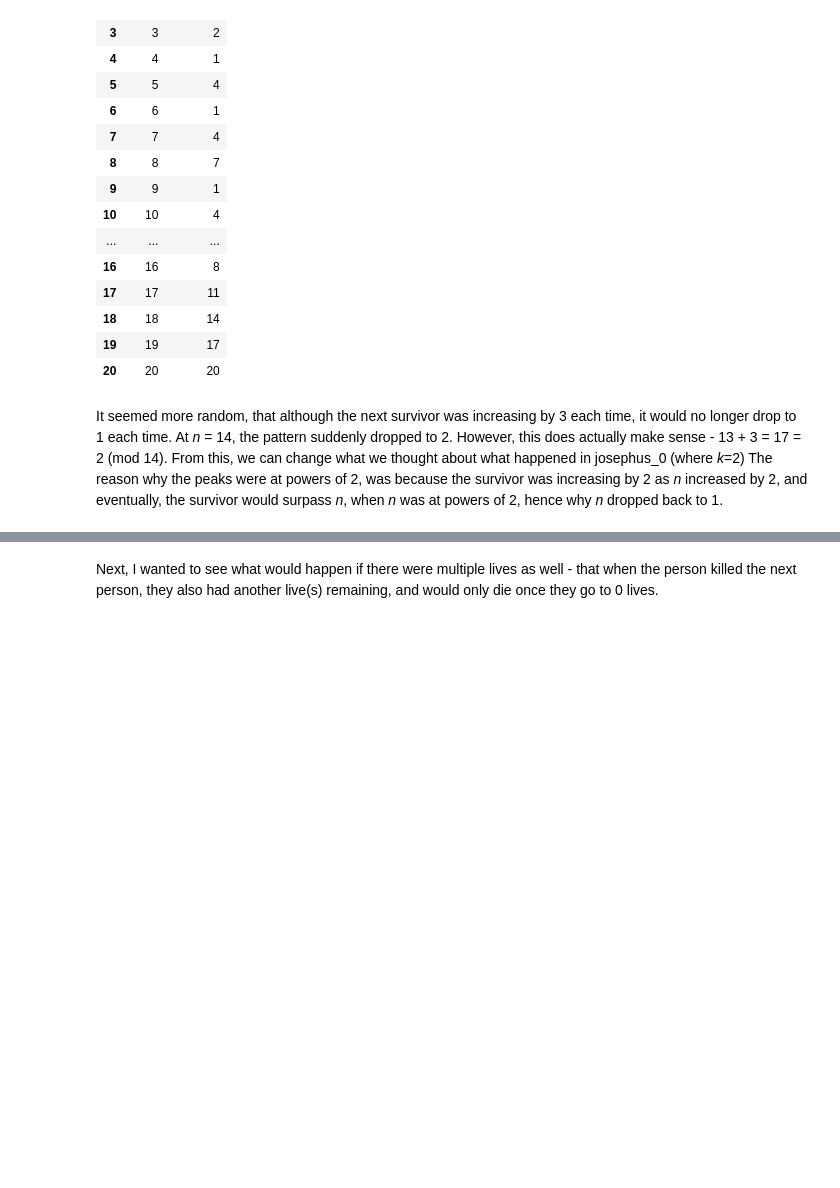
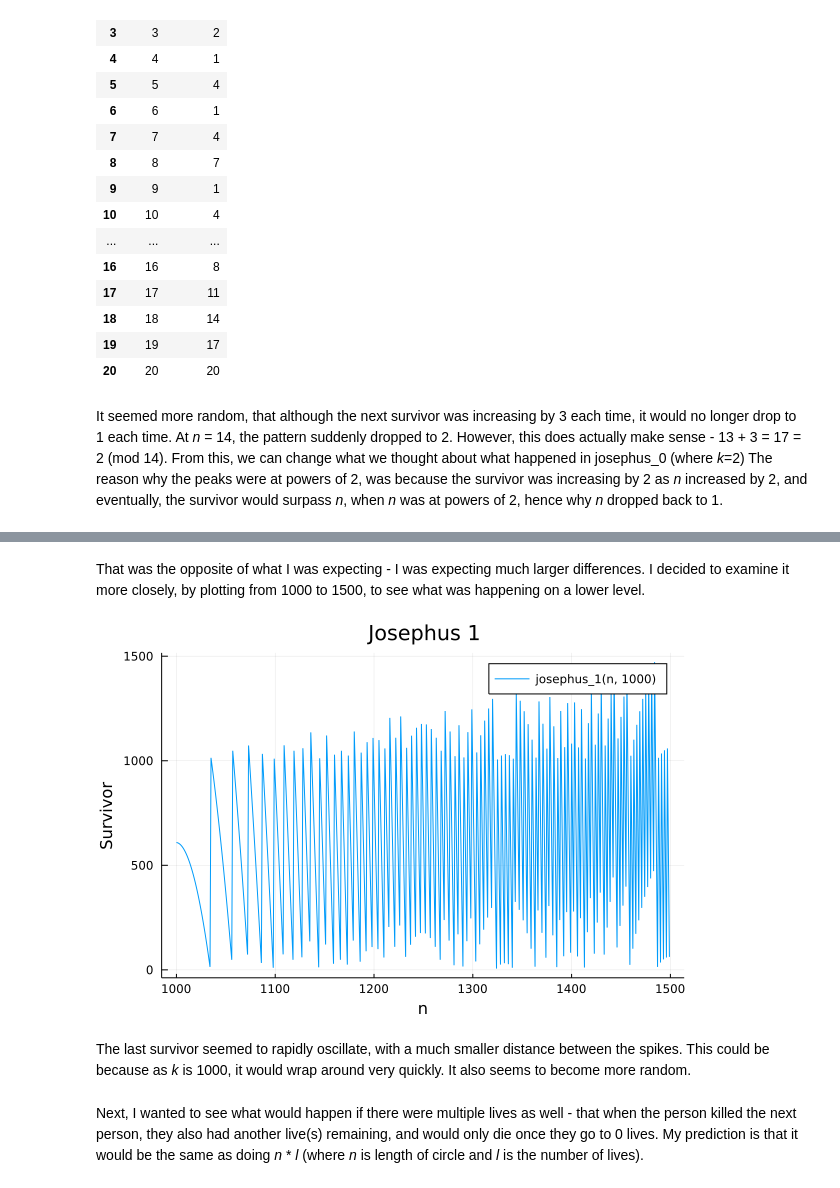
Before and after one commit to TheKonamiKoder/josephus-problem, a Jupyter notebook: src/josephus-problem.ipynb, the cells around one changed output, grey strips where cells are left out. Drawn from its saved outputs; the diff is of its cells as text; code cells hidden in the pictures; blank space fills up the shorter version.

```diff
--- a/src/josephus-problem.ipynb
+++ b/src/josephus-problem.ipynb
@@ -88,2 +112,13 @@ It seemed more random, that although the next survivor was increasing by 3 each
+# %% [markdown]
+That was the opposite of what I was expecting - I was expecting much larger differences. I decided to examine it more closely, by plotting from 1000 to 1500, to see what was happening on a lower level.
+# %%
+plot(n[1:500], survivor[1:500], label="josephus_1(n, 1000)")
+title!("Josephus 1")
+xlabel!("n")
+ylabel!("Survivor")
+# %% [output]
+[figure, added]
+# %% [markdown]
+The last survivor seemed to rapidly oscillate, with a much smaller distance between the spikes. This could be because as *k* is 1000, it would wrap around very quickly. It also seems to become more random.
 # %% [markdown]
-Next, I wanted to see what would happen if there were multiple lives as well - that when the person killed the next person, they also had another live(s) remaining, and would only die once they go to 0 lives.
+Next, I wanted to see what would happen if there were multiple lives as well - that when the person killed the next person, they also had another live(s) remaining, and would only die once they go to 0 lives. My prediction is that it would be the same as doing *n* * *l* (where *n* is length of circle and *l* is the number of lives).
```
Also changed, not shown: parts of 16 cells of this notebook.
